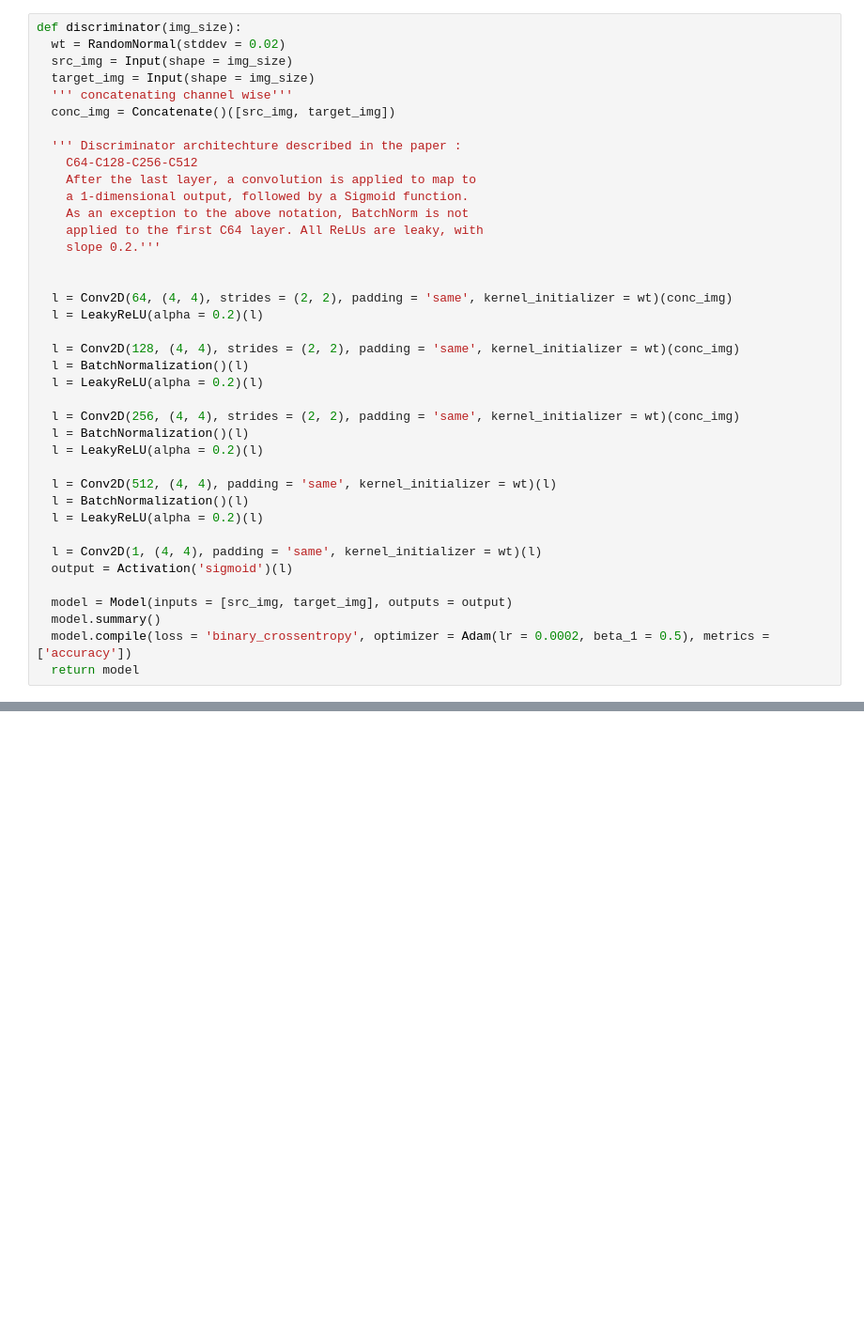
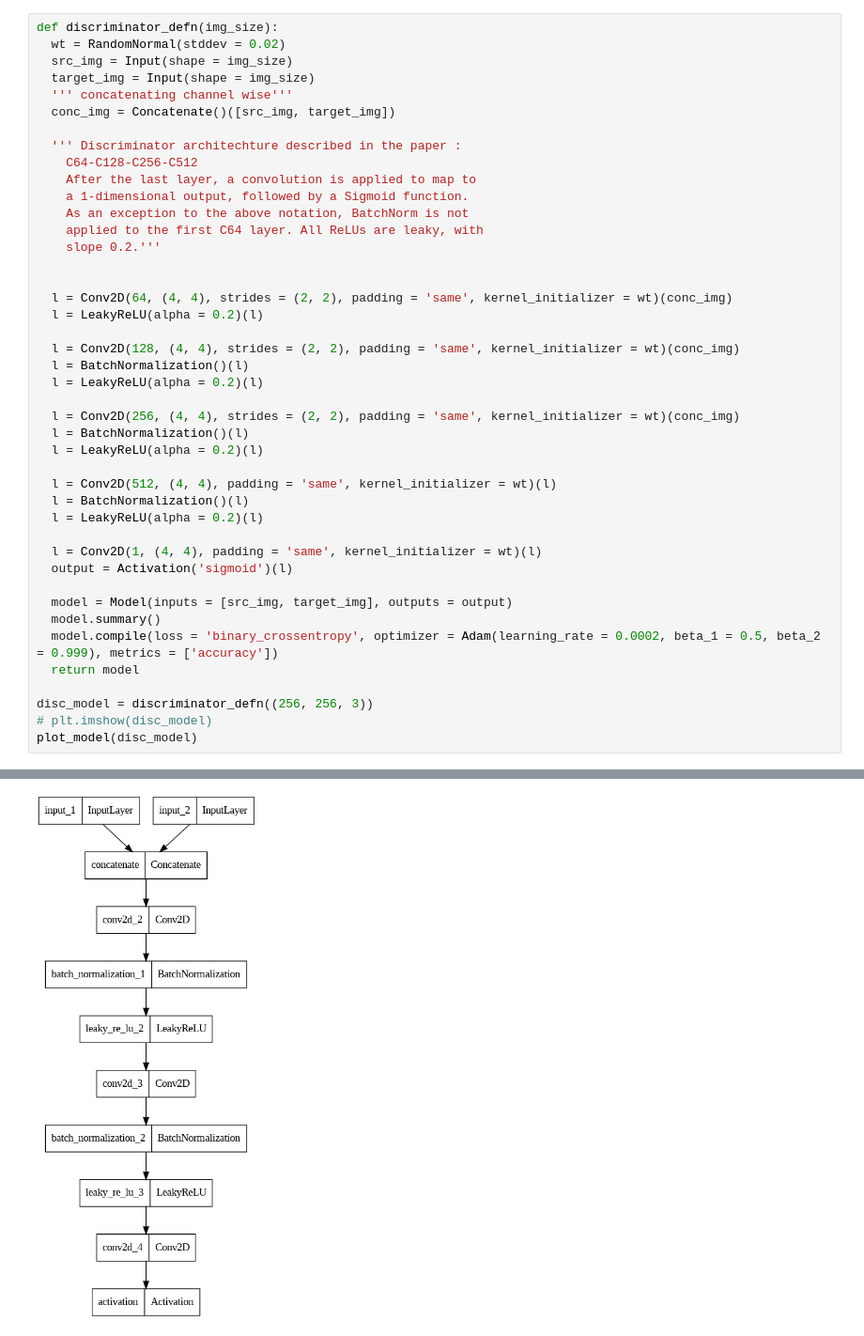
Before and after one commit to rraghavkaushik/Image-to-Image-Translation, a Jupyter notebook: Image_to_Image_Translation.ipynb, the cells around one changed output, grey strips where cells are left out. Shown at 94% size. Cells and saved outputs as stored; diff of their text form; blank space fills up the shorter version.

```diff
--- a/Image_to_Image_Translation.ipynb
+++ b/Image_to_Image_Translation.ipynb
@@ -11,5 +12,5 @@ from keras.layers import Conv2D, LeakyReLU, Activation, Concatenate, Dropout, Ba
 # %%
-def discriminator(img_size):
+def discriminator_defn(img_size):
   wt = RandomNormal(stddev = 0.02)
   src_img = Input(shape = img_size)
   target_img = Input(shape = img_size)
@@ -45,5 +46,10 @@ def discriminator(img_size):
 
   model = Model(inputs = [src_img, target_img], outputs = output)
   model.summary()
-  model.compile(loss = 'binary_crossentropy', optimizer = Adam(lr = 0.0002, beta_1 = 0.5), metrics = ['accuracy'])
+  model.compile(loss = 'binary_crossentropy', optimizer = Adam(learning_rate = 0.0002, beta_1 = 0.5, beta_2 = 0.999), metrics = ['accuracy'])
   return model
+
+disc_model = discriminator_defn((256, 256, 3))
+# plt.imshow(disc_model)
+plot_model(disc_model)
+# %% [output]
@@ -49,0 +73 @@ def discriminator(img_size):
+[figure, added]
```
Also changed, not shown: parts of 4 cells of this notebook.
